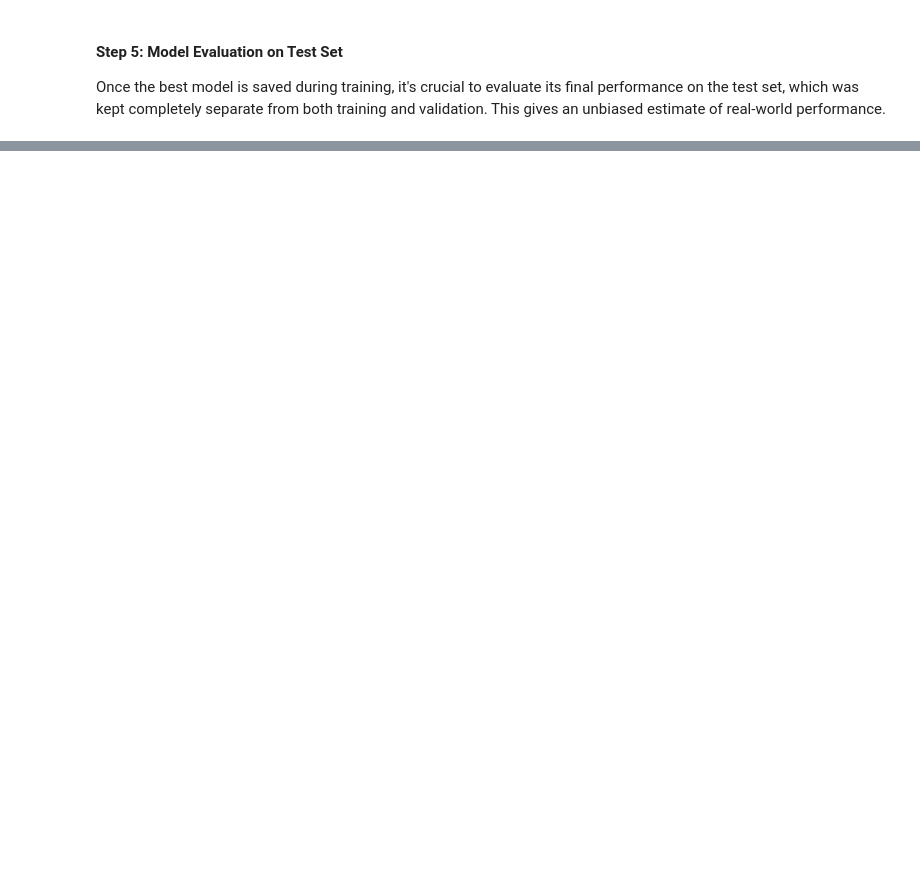
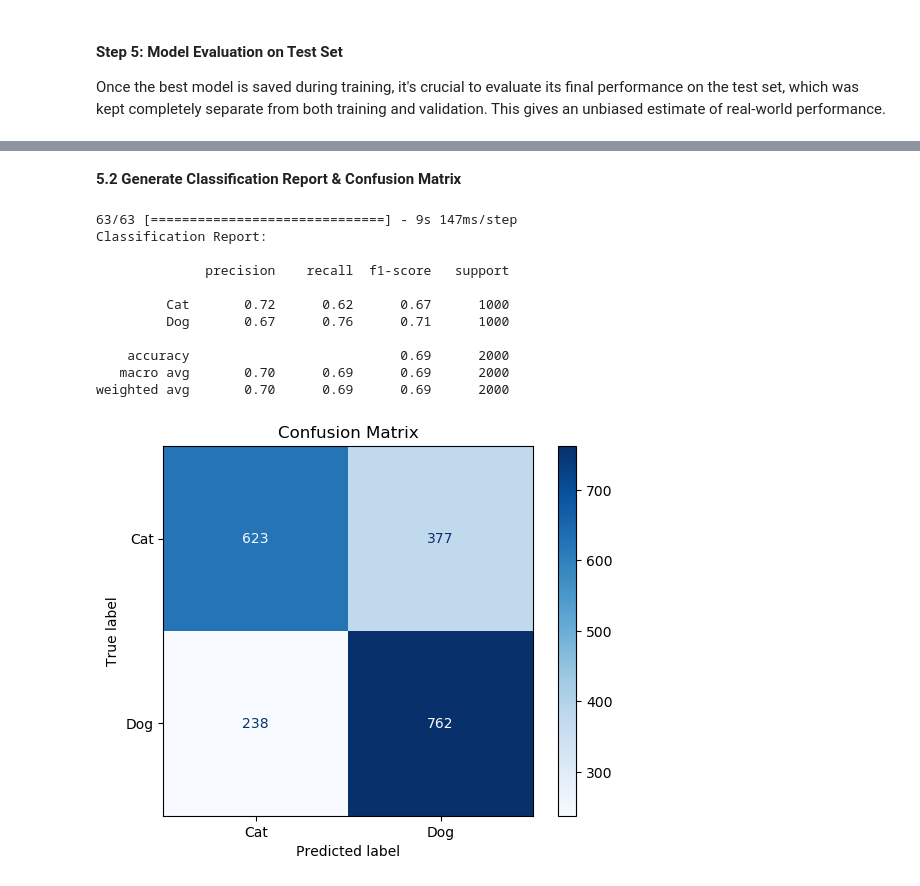
Before and after one commit to MandeepCon/CSCN8010-Practical-Lab-3, a Jupyter notebook: PracticalLab3.ipynb, the cells around one changed output, grey strips where cells are left out. Drawn from its saved outputs; the diff is of its cells as text; code cells hidden in the pictures; blank space fills up the shorter version.

```diff
--- a/PracticalLab3.ipynb
+++ b/PracticalLab3.ipynb
@@ -536,0 +539,11 @@ Once the best model is saved during training, it's crucial to evaluate its final
+# %%
+from tensorflow.keras.models import load_model
+
+# Load the best model saved during training
+best_model = load_model("Models/cnn_model.h5")
+
+# Evaluate the model on the test data
+test_loss, test_acc = best_model.evaluate(test_generator, steps=test_generator.samples // test_generator.batch_size)
+
+print(f"Test Accuracy : {test_acc:.4f}")
+print(f"Test Loss     : {test_loss:.4f}")
@@ -536,0 +554,38 @@ Once the best model is saved during training, it's crucial to evaluate its final
+# %% [markdown]
+**5.2 Generate Classification Report & Confusion Matrix**
+# %%
+# Predict full test set (important to include all samples)
+Y_pred_probs = best_model.predict(test_generator)
+
+# Binarize predictions
+Y_pred = (Y_pred_probs > 0.5).astype(int).flatten()
+
+# True labels
+Y_true = test_generator.classes  # length = 2000
+
+# Classification report
+from sklearn.metrics import classification_report, confusion_matrix, ConfusionMatrixDisplay
+
+print("Classification Report:\n")
+print(classification_report(Y_true, Y_pred, target_names=["Cat", "Dog"]))
+
+# Confusion Matrix
+cm = confusion_matrix(Y_true, Y_pred)
+disp = ConfusionMatrixDisplay(confusion_matrix=cm, display_labels=["Cat", "Dog"])
+disp.plot(cmap="Blues")
+plt.title("Confusion Matrix")
+plt.grid(False)
+plt.show()
+# %% [output]
+63/63 [==============================] - 9s 147ms/step
+Classification Report:
+
+              precision    recall  f1-score   support
+
+         Cat       0.72      0.62      0.67      1000
+         Dog       0.67      0.76      0.71      1000
+
+    accuracy                           0.69      2000
+   macro avg       0.70      0.69      0.69      2000
+weighted avg       0.70      0.69      0.69      2000
+[figure, added]
```
Also changed, not shown: parts of 10 cells of this notebook, 1 other file.
